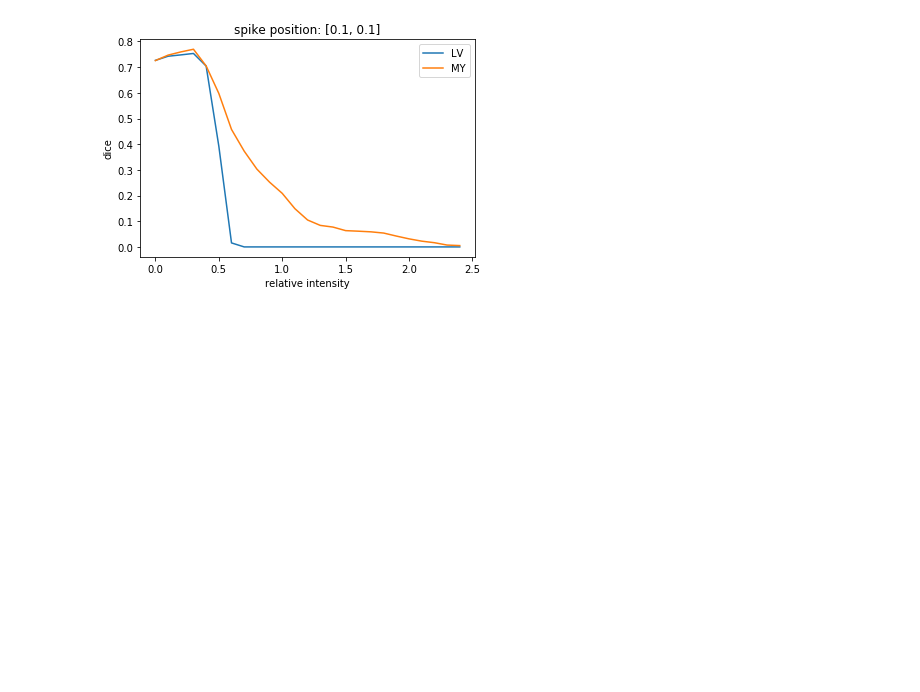
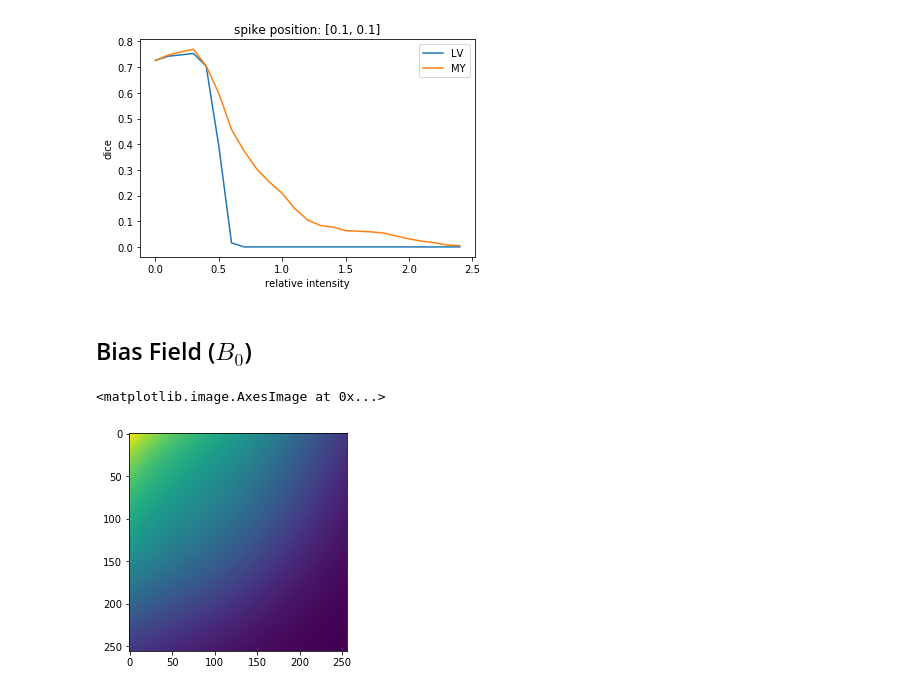
Before and after one commit to chfc-cmi/misas, a Jupyter notebook: 04_mr_artifacts.ipynb, the cells around one changed output. Drawn from its saved outputs; the diff is of its cells as text; code cells hidden in the pictures; blank space fills up the shorter version.

Commit message:
Add bias field artifact

```diff
--- a/04_mr_artifacts.ipynb
+++ b/04_mr_artifacts.ipynb
@@ -116,3 +116,5 @@ plt.ylabel('dice')
 _ = plt.title(f'spike position: {[.1,.1]}')
 # %% [output]
 [figure]
+# %% [markdown]
+## Bias Field ($B_0$)
@@ -118,0 +124,11 @@ _ = plt.title(f'spike position: {[.1,.1]}')
+# %%
+data = img().data[0].unsqueeze(0).unsqueeze(0)
+# %%
+coefficients = RandomBiasField.get_params(3,[-.3,-.3])
+# %%
+bf = RandomBiasField.generate_bias_field(data, order=3, coefficients=coefficients)
+# %%
+plt.imshow(bf[0])
+# %% [output]
+<matplotlib.image.AxesImage at 0x...>
+[figure, added]
```
Also changed, not shown: parts of 6 cells of this notebook, 3 other files.
